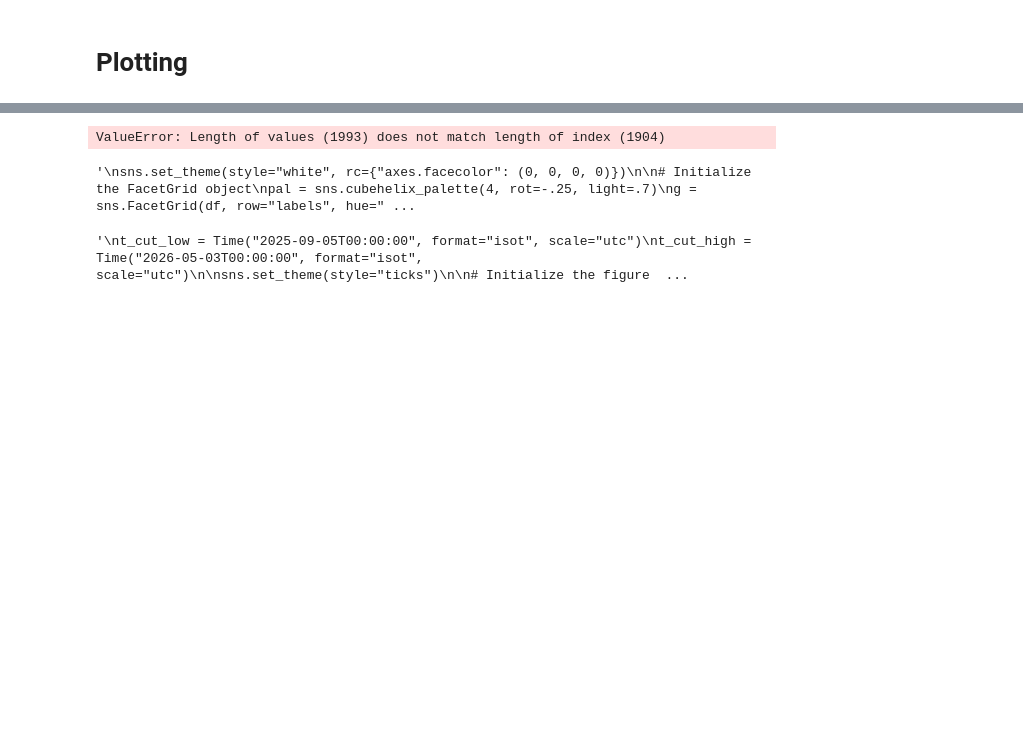
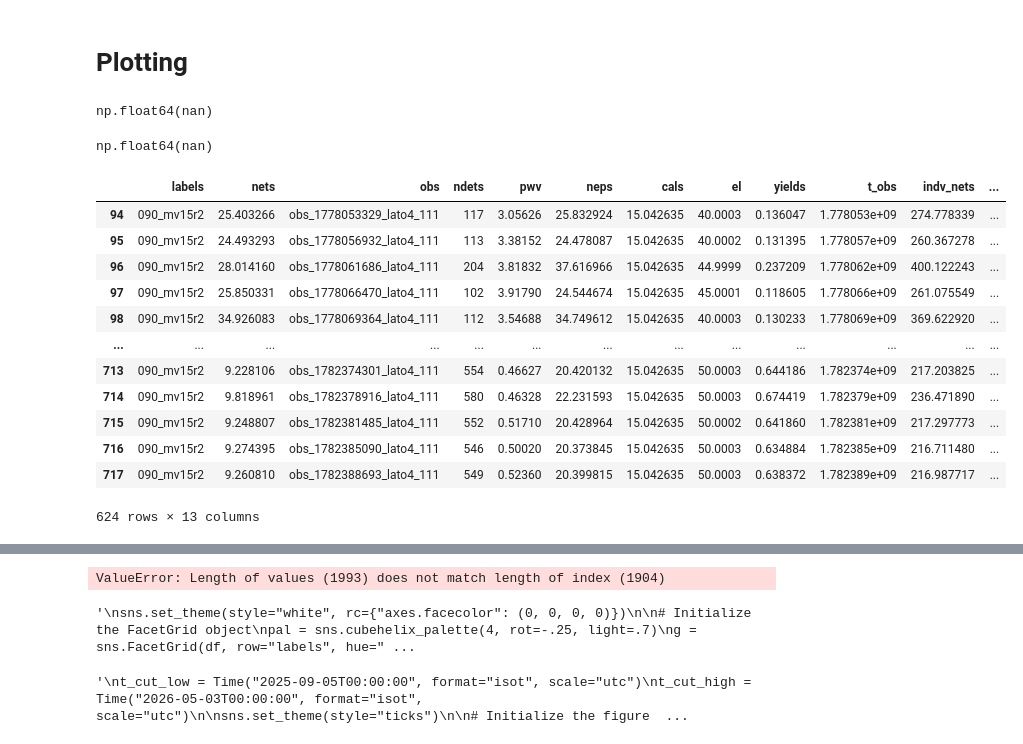
Before and after one commit to Sulla2012/LAT_Loading, a Jupyter notebook: latcom/nets.ipynb, the cells around one changed output, grey strips where cells are left out. Saved outputs shown, nothing was run; the diff lists cells and outputs as text; code cells hidden in the pictures; blank space fills up the shorter version.

```diff
--- a/latcom/nets.ipynb
+++ b/latcom/nets.ipynb
@@ -79,3 +71,27 @@ data = df.where(
         & (t_cut_low.unix < df.t_obs)
         & (df.labels == label)
     ).nets
+# %%
+np.nanmean(df.where((df.labels == "090_mv13") & df.ndets > 400))
+# %% [output]
+np.float64(nan)
+# %%
+np.nanmean(df.where((df.labels == "090_mv11") & (df.ndets > 300)).nets)
+# %% [output]
+np.float64(nan)
+# %%
+df[df.labels == "090_mv15r2"]
+# %% [output]
+|  | labels | nets | obs | ndets | pwv | neps | cals | el | yields | t_obs | indv_nets | ... |
+| 94 | 090_mv15r2 | 25.403266 | obs_1778053329_lato4_111 | 117 | 3.05626 | 25.832924 | 15.042635 | 40.0003 | 0.136047 | 1.778053e+09 | 274.778339 | ... |
+| 95 | 090_mv15r2 | 24.493293 | obs_1778056932_lato4_111 | 113 | 3.38152 | 24.478087 | 15.042635 | 40.0002 | 0.131395 | 1.778057e+09 | 260.367278 | ... |
+| 96 | 090_mv15r2 | 28.014160 | obs_1778061686_lato4_111 | 204 | 3.81832 | 37.616966 | 15.042635 | 44.9999 | 0.237209 | 1.778062e+09 | 400.122243 | ... |
+| 97 | 090_mv15r2 | 25.850331 | obs_1778066470_lato4_111 | 102 | 3.91790 | 24.544674 | 15.042635 | 45.0001 | 0.118605 | 1.778066e+09 | 261.075549 | ... |
+| 98 | 090_mv15r2 | 34.926083 | obs_1778069364_lato4_111 | 112 | 3.54688 | 34.749612 | 15.042635 | 40.0003 | 0.130233 | 1.778069e+09 | 369.622920 | ... |
+| ... | ... | ... | ... | ... | ... | ... | ... | ... | ... | ... | ... | ... |
+| 713 | 090_mv15r2 | 9.228106 | obs_1782374301_lato4_111 | 554 | 0.46627 | 20.420132 | 15.042635 | 50.0003 | 0.644186 | 1.782374e+09 | 217.203825 | ... |
+| 714 | 090_mv15r2 | 9.818961 | obs_1782378916_lato4_111 | 580 | 0.46328 | 22.231593 | 15.042635 | 50.0003 | 0.674419 | 1.782379e+09 | 236.471890 | ... |
+| 715 | 090_mv15r2 | 9.248807 | obs_1782381485_lato4_111 | 552 | 0.51710 | 20.428964 | 15.042635 | 50.0002 | 0.641860 | 1.782381e+09 | 217.297773 | ... |
+| 716 | 090_mv15r2 | 9.274395 | obs_1782385090_lato4_111 | 546 | 0.50020 | 20.373845 | 15.042635 | 50.0003 | 0.634884 | 1.782385e+09 | 216.711480 | ... |
+| 717 | 090_mv15r2 | 9.260810 | obs_1782388693_lato4_111 | 549 | 0.52360 | 20.399815 | 15.042635 | 50.0003 | 0.638372 | 1.782389e+09 | 216.987717 | ... |
+624 rows × 13 columns
```
Also changed, not shown: parts of 6 cells of this notebook, 1 other file.
